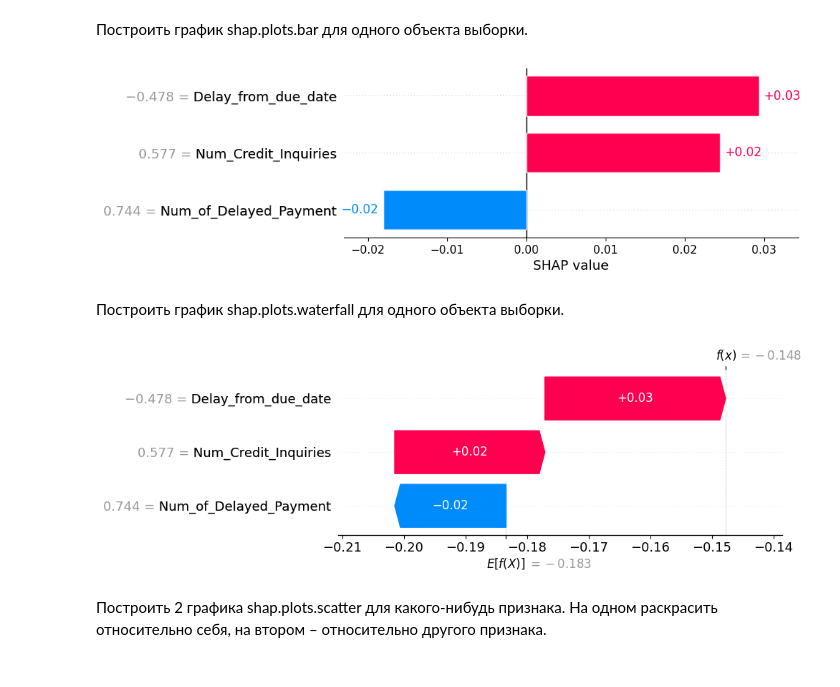
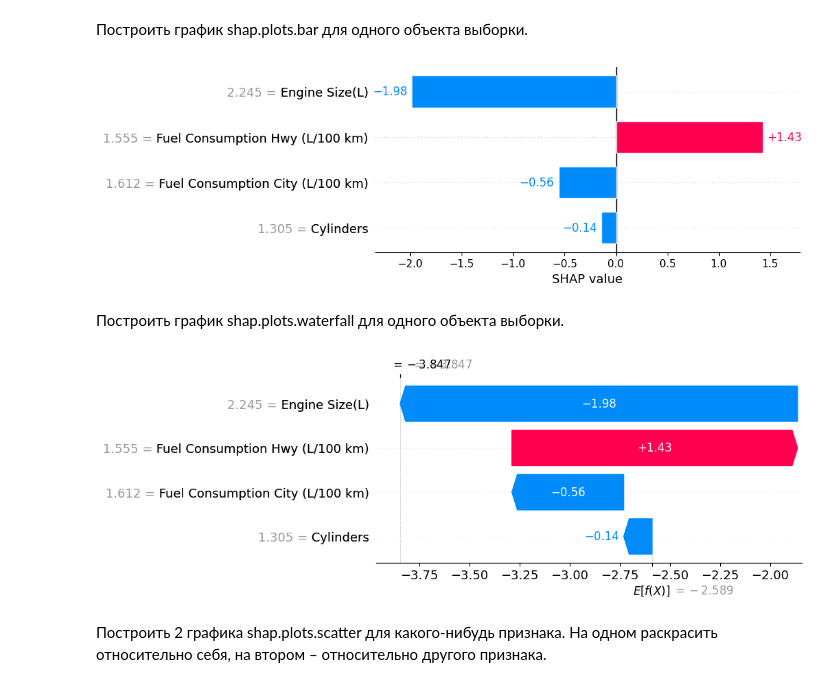
Before and after one commit to Kapodas/technologiesAI_Labs_OsepyanSM_6133, a Jupyter notebook: Lab6/Lab6.ipynb, the cells around one changed output. Saved outputs shown, nothing was run; the diff lists cells and outputs as text; code cells hidden in the pictures.

```diff
--- a/Lab6/Lab6.ipynb
+++ b/Lab6/Lab6.ipynb
@@ -15,5 +15,6 @@ shap.initjs()
 # %% [markdown]
 ### 1. Считать в pandas.DataFrame любой источник данных: CSV, JSON, Excel-файл, HTML-таблицу и т.п.
 # %%
-df = pd.read_csv('../datasets/Score.csv')
-df
+df = pd.read_csv('../datasets/co2.csv')
+df = df.drop(columns=['Make', 'Model'])
+df= df[df['Fuel Type'] != 'N']
@@ -68,11 +64,11 @@ Target-переменная: Credit_Score (категориальная, но д
 df = df.dropna()
 cat_features = df.select_dtypes(include=['object']).columns.tolist()
 quant_features = df.select_dtypes(include=['int64', 'float64']).columns.tolist()
-if 'Credit_Score' in quant_features:
-    quant_features.remove('Credit_Score')
+if 'Fuel Type' in quant_features:
+    quant_features.remove('Fuel Type')
 le = LabelEncoder()
-df['Credit_Score'] = le.fit_transform(df['Credit_Score'])
-target = 'Credit_Score'
+df['Fuel Type'] = le.fit_transform(df['Fuel Type'])
+target = 'Fuel Type'
 # %% [markdown]
 Нормализовать численные данные.
 # %%
@@ -84,8 +80,7 @@ df[quant_features] = scaler.fit_transform(df[quant_features])
 le = LabelEncoder()
 encoder = OneHotEncoder(sparse_output=False)
 data_encoded = df.copy()
-
-categorical_cols = ['Payment_of_Min_Amount', 'Credit_Mix', 'Payment_Behaviour']
+categorical_cols = ['Transmission', 'Vehicle Class']
 encoded_data = encoder.fit_transform(df[categorical_cols])
 encoded_df = pd.DataFrame(
     encoded_data,
@@ -94,5 +89,5 @@ encoded_df = pd.DataFrame(
 )
 
 data_encoded = pd.concat([df.drop(categorical_cols, axis=1), encoded_df], axis=1)
-data_encoded['Credit_Score'] = le.fit_transform(df['Credit_Score'])
+data_encoded['Fuel Type'] = le.fit_transform(df['Fuel Type'])
 # %%
@@ -145,12 +134,0 @@ weighted avg       0.66      0.66      0.66     17591
-# %%
-ada = AdaBoostClassifier()
-params = {
-    'n_estimators': [50, 100, 200],
-    'learning_rate': [0.01, 0.1, 1.0]
-}
-ada_gs = GridSearchCV(ada, params, cv=3, n_jobs=-1)
-ada_gs.fit(X_train_enc, y_train)
-best_ada = ada_gs.best_estimator_
-y_pred = best_ada.predict(X_test_enc)
-print("AdaBoost")
-print(classification_report(y_test, y_pred))
@@ -364,17 +333,17 @@ shap.plots.force(
 # %%
 shap.plots.bar(shap.Explanation(values=shap_values[0][0,:],
                base_values=explainer.expected_value[0],
-               data=X_test_raw.iloc[0,:]))
+               data=X_test_enc.iloc[0,:]))
 # %% [output]
-[figure, old version]
+[figure, new version]
 # %% [markdown]
 Построить график shap.plots.waterfall для одного объекта выборки.
 # %%
 shap.plots.waterfall(shap.Explanation(values=shap_values[0][0,:],
                      base_values=explainer.expected_value[0],
-                     data=X_test_raw.iloc[0,:]))
+                     data=X_test_enc.iloc[0,:]))
 # %% [output]
-[figure, old version]
+[figure, new version]
 # %% [markdown]
 Построить 2 графика shap.plots.scatter для какого-нибудь признака. На одном раскрасить относительно себя, на втором – относительно другого признака.
 # %%
```
Also changed, not shown: parts of 26 cells of this notebook, 4 other files.
